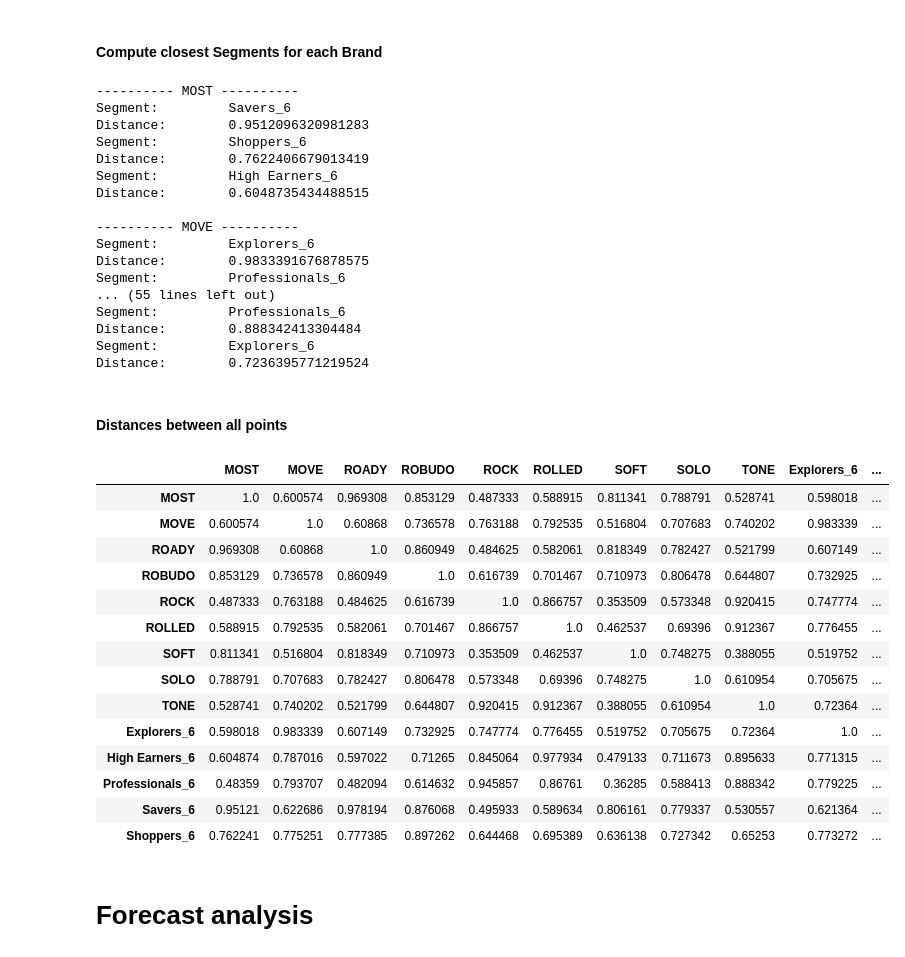
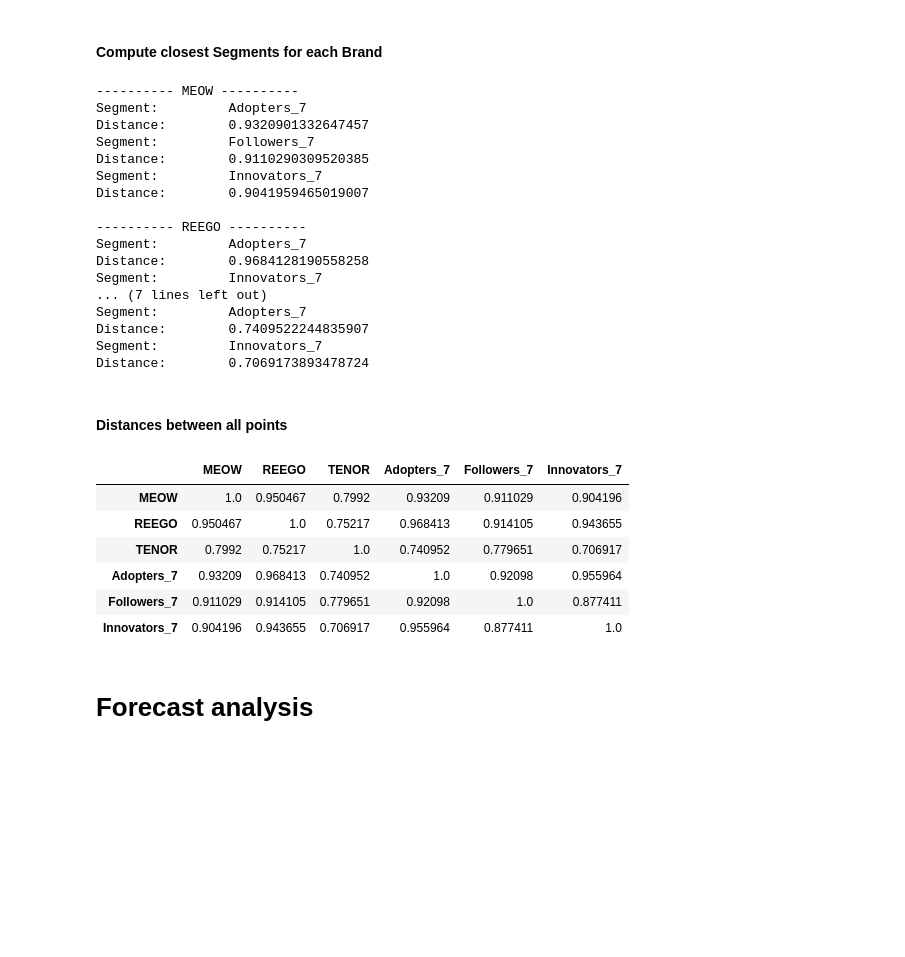
Before and after one commit to FedericoCortesi/Markstrat, a Jupyter notebook: main_vodites.ipynb, the cells around one changed output. Saved outputs shown, nothing was run; the diff lists cells and outputs as text; code cells hidden in the pictures; blank space fills up the shorter version.

```diff
--- a/main_vodites.ipynb
+++ b/main_vodites.ipynb
@@ -18,9 +18,9 @@ from Solver import Solver
 sns.set(style="whitegrid")
 
 #an = Analyzer(marketing_mix_segment_weights=move_mkt_weights, last_period=2)
-an = Analyzer(last_period=6, sector="Vodites")
+an = Analyzer(last_period=7, sector="Vodites")
 
-son = Brands(sector="Vodites")
+brd = Brands(sector="Vodites")
 
 solver = Solver(sector="Vodites")
 # %% [output]
@@ -119,7 +117,7 @@ Distance:        nan
 # %% [markdown]
 #### Distances between all points
 # %%
-df_all_sem = son.get_comprehensive_df_semantic()
+df_all_sem = brd.get_comprehensive_df_semantic()
 index = df_all_sem.index
 
 distances = an.compute_distance_centroids(df_all_sem, df_all_sem, max_distance_1D=6)[3]
@@ -185,59 +219,51 @@ KeyError: "['Performance', 'Convenience'] not in index"
 # %% [markdown]
 #### Compute closest Segments for each Brand
 # %%
-_ = an.get_n_closest(df_base=son.df_brands_mds, df_performers=df_seg_mds, num_top=3, max_distance_1D=40, weighted="eq")
+_ = an.get_n_closest(df_base=brd.df_brands_mds, df_performers=df_seg_mds, num_top=3, max_distance_1D=40, weighted="eq")
 # %% [output]
----------- MOST ----------
-Segment:         Savers_6
-Distance:        0.9512096320981283
-Segment:         Shoppers_6
-Distance:        0.7622406679013419
-Segment:         High Earners_6
-Distance:        0.6048735434488515
+---------- MEOW ----------
+Segment:         Adopters_7
+Distance:        0.9320901332647457
+Segment:         Followers_7
+Distance:        0.9110290309520385
+Segment:         Innovators_7
+Distance:        0.9041959465019007
 
----------- MOVE ----------
-Segment:         Explorers_6
-Distance:        0.9833391676878575
-Segment:         Professionals_6
-... (55 lines left out)
-Segment:         Professionals_6
-Distance:        0.888342413304484
-Segment:         Explorers_6
-Distance:        0.7236395771219524
+---------- REEGO ----------
+Segment:         Adopters_7
+Distance:        0.9684128190558258
+Segment:         Innovators_7
+... (7 lines left out)
+Segment:         Adopters_7
+Distance:        0.7409522244835907
+Segment:         Innovators_7
+Distance:        0.7069173893478724
 # %% [markdown]
 #### Distances between all points
 # %%
-df_all_mds = son.get_comprehensive_df_mds()
+df_all_mds = brd.get_comprehensive_df_mds()
 index = df_all_mds.index
 
 distances = an.compute_distance_centroids(df_all_mds, df_all_mds, weighted="eq", max_distance_1D=40)[3]
 
 
 df_out_mds = pd.DataFrame(columns=index, index=index)
 
 for i, start in enumerate(index):
     index_to_search = index[i:]
     for stop in index_to_search:
         df_out_mds.loc[start, stop] = distances[start][stop]
         df_out_mds.loc[stop, start] = distances[start][stop]
 
 df_out_mds
 # %% [output]
-|  | MOST | MOVE | ROADY | ROBUDO | ROCK | ROLLED | SOFT | SOLO | TONE | Explorers_6 | ... |
-| MOST | 1.0 | 0.600574 | 0.969308 | 0.853129 | 0.487333 | 0.588915 | 0.811341 | 0.788791 | 0.528741 | 0.598018 | ... |
-| MOVE | 0.600574 | 1.0 | 0.60868 | 0.736578 | 0.763188 | 0.792535 | 0.516804 | 0.707683 | 0.740202 | 0.983339 | ... |
-| ROADY | 0.969308 | 0.60868 | 1.0 | 0.860949 | 0.484625 | 0.582061 | 0.818349 | 0.782427 | 0.521799 | 0.607149 | ... |
-| ROBUDO | 0.853129 | 0.736578 | 0.860949 | 1.0 | 0.616739 | 0.701467 | 0.710973 | 0.806478 | 0.644807 | 0.732925 | ... |
-| ROCK | 0.487333 | 0.763188 | 0.484625 | 0.616739 | 1.0 | 0.866757 | 0.353509 | 0.573348 | 0.920415 | 0.747774 | ... |
-| ROLLED | 0.588915 | 0.792535 | 0.582061 | 0.701467 | 0.866757 | 1.0 | 0.462537 | 0.69396 | 0.912367 | 0.776455 | ... |
-| SOFT | 0.811341 | 0.516804 | 0.818349 | 0.710973 | 0.353509 | 0.462537 | 1.0 | 0.748275 | 0.388055 | 0.519752 | ... |
-| SOLO | 0.788791 | 0.707683 | 0.782427 | 0.806478 | 0.573348 | 0.69396 | 0.748275 | 1.0 | 0.610954 | 0.705675 | ... |
-| TONE | 0.528741 | 0.740202 | 0.521799 | 0.644807 | 0.920415 | 0.912367 | 0.388055 | 0.610954 | 1.0 | 0.72364 | ... |
-| Explorers_6 | 0.598018 | 0.983339 | 0.607149 | 0.732925 | 0.747774 | 0.776455 | 0.519752 | 0.705675 | 0.72364 | 1.0 | ... |
-| High Earners_6 | 0.604874 | 0.787016 | 0.597022 | 0.71265 | 0.845064 | 0.977934 | 0.479133 | 0.711673 | 0.895633 | 0.771315 | ... |
-| Professionals_6 | 0.48359 | 0.793707 | 0.482094 | 0.614632 | 0.945857 | 0.86761 | 0.36285 | 0.588413 | 0.888342 | 0.779225 | ... |
-| Savers_6 | 0.95121 | 0.622686 | 0.978194 | 0.876068 | 0.495933 | 0.589634 | 0.806161 | 0.779337 | 0.530557 | 0.621364 | ... |
-| Shoppers_6 | 0.762241 | 0.775251 | 0.777385 | 0.897262 | 0.644468 | 0.695389 | 0.636138 | 0.727342 | 0.65253 | 0.773272 | ... |
+|  | MEOW | REEGO | TENOR | Adopters_7 | Followers_7 | Innovators_7 |
+| MEOW | 1.0 | 0.950467 | 0.7992 | 0.93209 | 0.911029 | 0.904196 |
+| REEGO | 0.950467 | 1.0 | 0.75217 | 0.968413 | 0.914105 | 0.943655 |
+| TENOR | 0.7992 | 0.75217 | 1.0 | 0.740952 | 0.779651 | 0.706917 |
+| Adopters_7 | 0.93209 | 0.968413 | 0.740952 | 1.0 | 0.92098 | 0.955964 |
+| Followers_7 | 0.911029 | 0.914105 | 0.779651 | 0.92098 | 1.0 | 0.877411 |
+| Innovators_7 | 0.904196 | 0.943655 | 0.706917 | 0.955964 | 0.877411 | 1.0 |
 # %% [markdown]
 # Forecast analysis
 # %%
```
Also changed, not shown: parts of 38 cells of this notebook, 5 other files.
